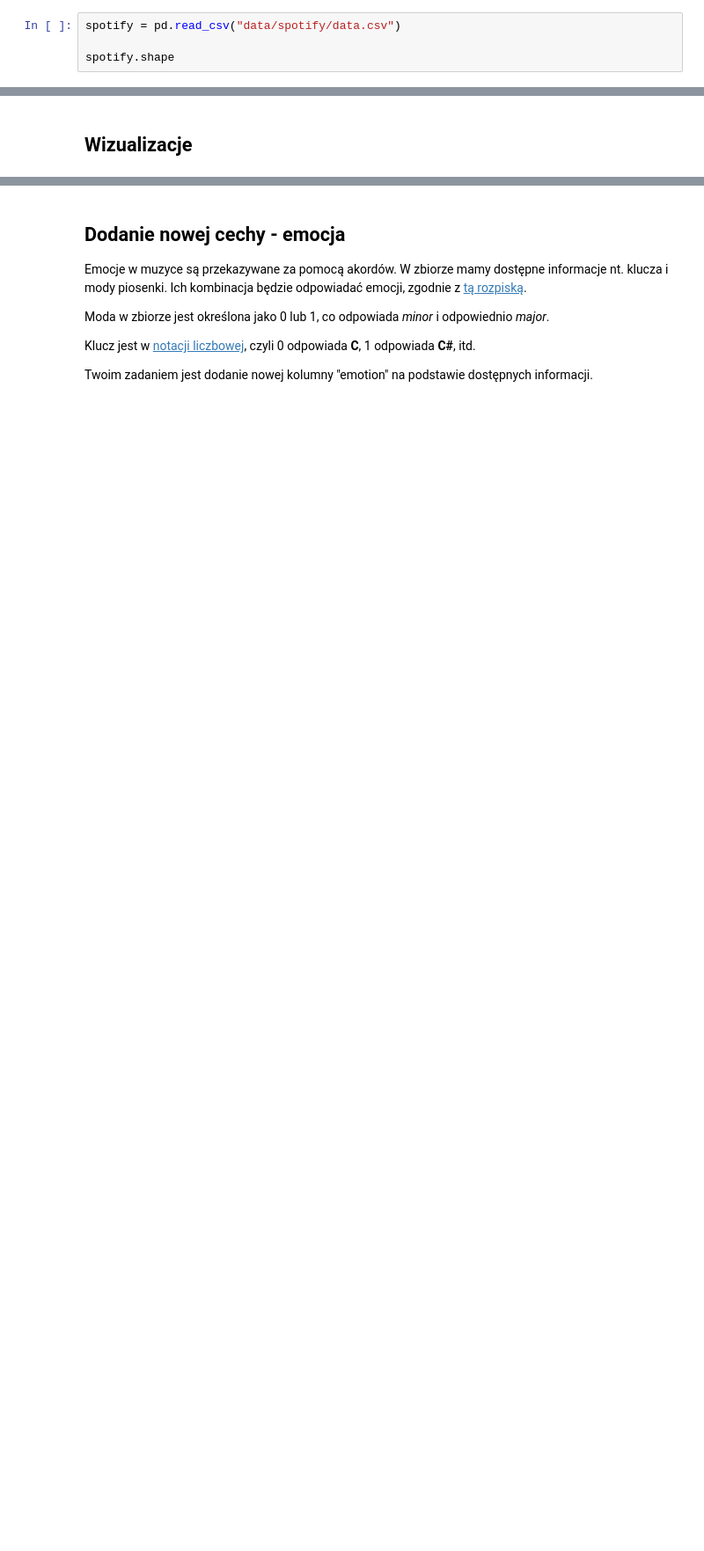
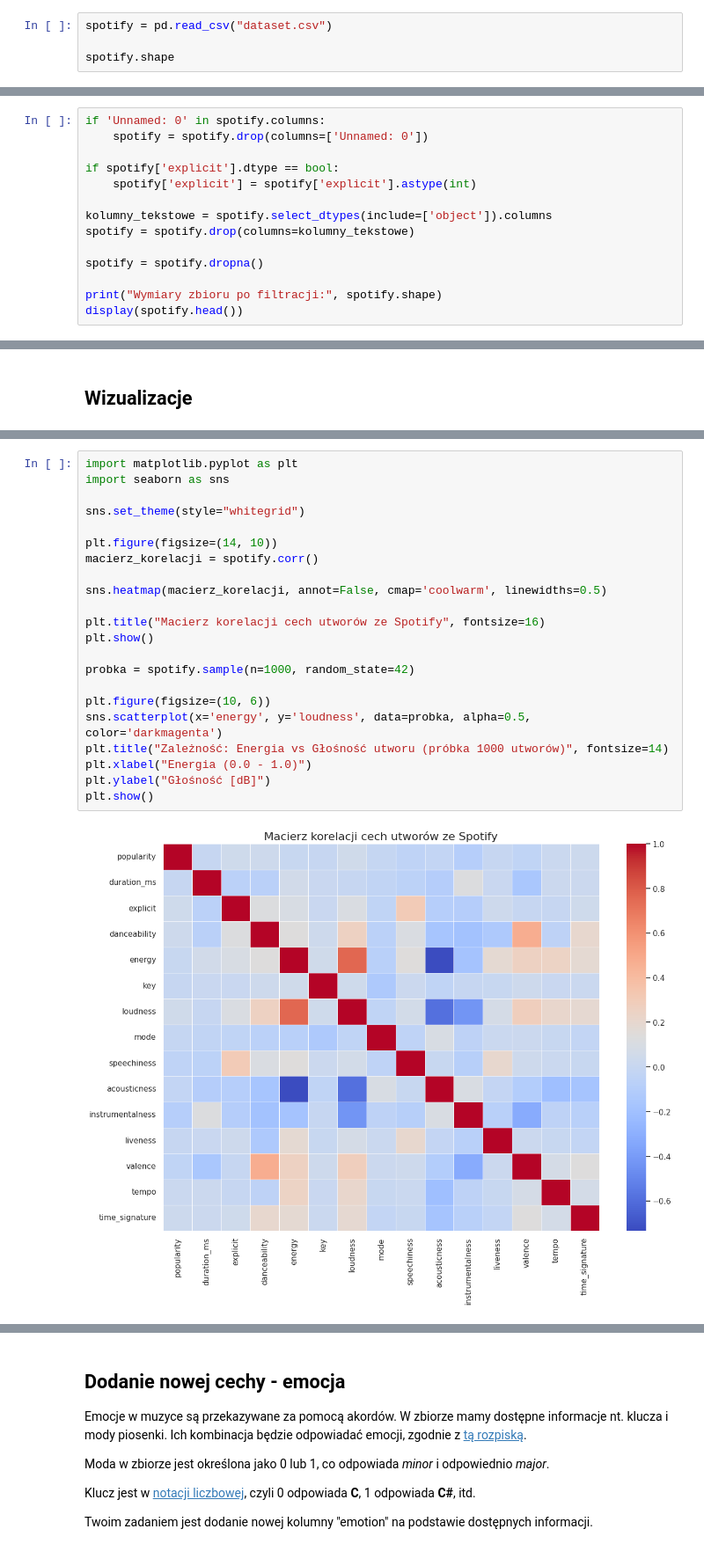
Before and after one commit to Zajecia-na-PWr-LR/lista-2-PawelZubalski-1, a Jupyter notebook: UczenieMaszynowe_25_26_Lista2.ipynb, the cells around one changed output, grey strips where cells are left out. Shown at 88% size. Saved outputs shown, nothing was run; the diff lists cells and outputs as text; blank space fills up the shorter version.

```diff
--- a/UczenieMaszynowe_25_26_Lista2.ipynb
+++ b/UczenieMaszynowe_25_26_Lista2.ipynb
@@ -115,6 +237,6 @@ Analiza zbioru pozwoli w późniejszym etapie na skuteczną redukcję wymiarowo
 # %% [markdown]
 ## Opis danych
 # %%
-spotify = pd.read_csv("data/spotify/data.csv")
+spotify = pd.read_csv("dataset.csv")
 
 spotify.shape
@@ -126,0 +292,14 @@ spotify.shape
+# %%
+if 'Unnamed: 0' in spotify.columns:
+    spotify = spotify.drop(columns=['Unnamed: 0'])
+
+if spotify['explicit'].dtype == bool:
+    spotify['explicit'] = spotify['explicit'].astype(int)
+
+kolumny_tekstowe = spotify.select_dtypes(include=['object']).columns
+spotify = spotify.drop(columns=kolumny_tekstowe)
+
+spotify = spotify.dropna()
+
+print("Wymiary zbioru po filtracji:", spotify.shape)
+display(spotify.head())
@@ -130,0 +316,24 @@ spotify.shape
+# %%
+import matplotlib.pyplot as plt
+import seaborn as sns
+
+sns.set_theme(style="whitegrid")
+
+plt.figure(figsize=(14, 10))
+macierz_korelacji = spotify.corr()
+
+sns.heatmap(macierz_korelacji, annot=False, cmap='coolwarm', linewidths=0.5)
+
+plt.title("Macierz korelacji cech utworów ze Spotify", fontsize=16)
+plt.show()
+
+probka = spotify.sample(n=1000, random_state=42)
+
+plt.figure(figsize=(10, 6))
+sns.scatterplot(x='energy', y='loudness', data=probka, alpha=0.5, color='darkmagenta')
+plt.title("Zależność: Energia vs Głośność utworu (próbka 1000 utworów)", fontsize=14)
+plt.xlabel("Energia (0.0 - 1.0)")
+plt.ylabel("Głośność [dB]")
+plt.show()
+# %% [output]
+[figure, added]
```
Also changed, not shown: parts of 23 cells of this notebook.
